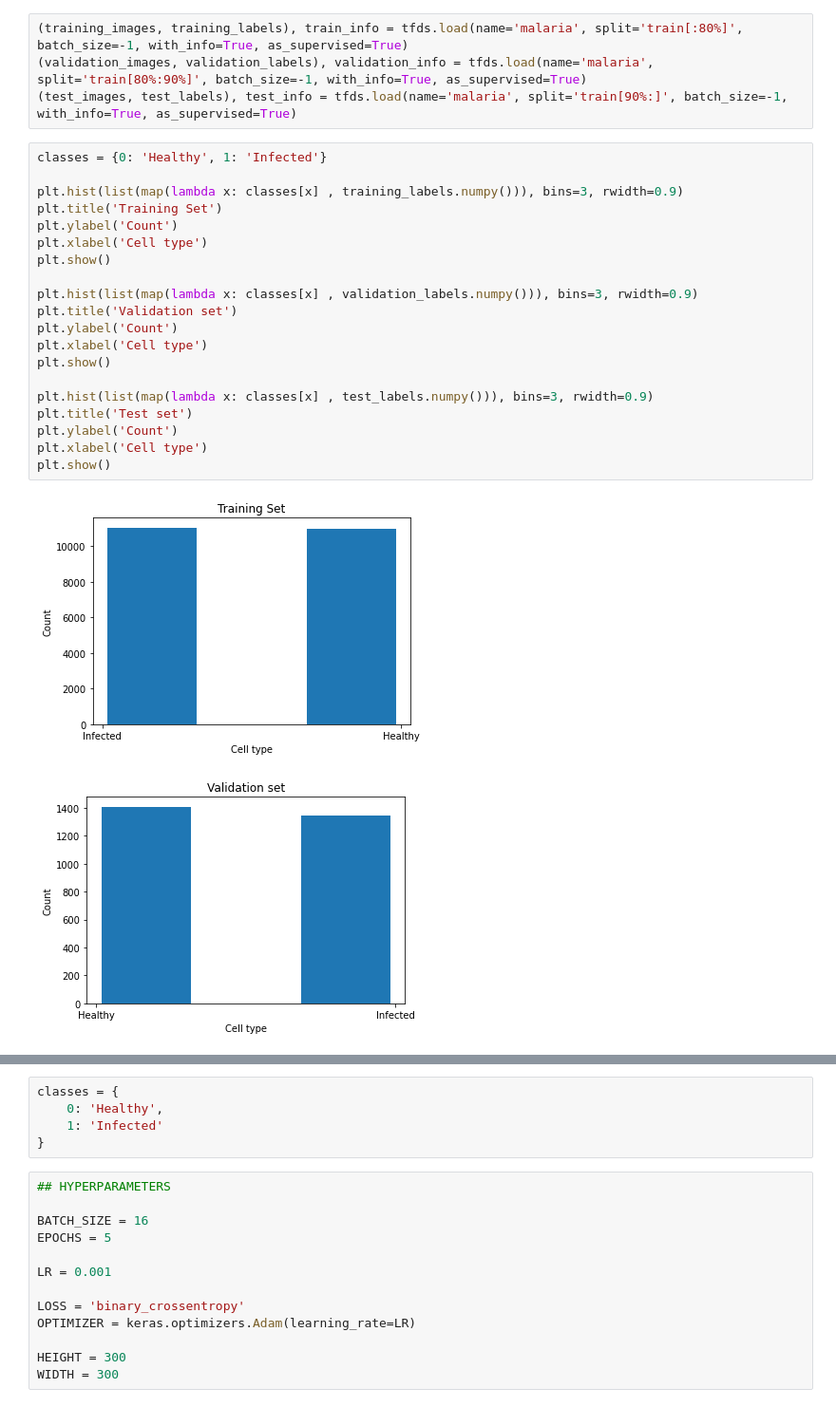
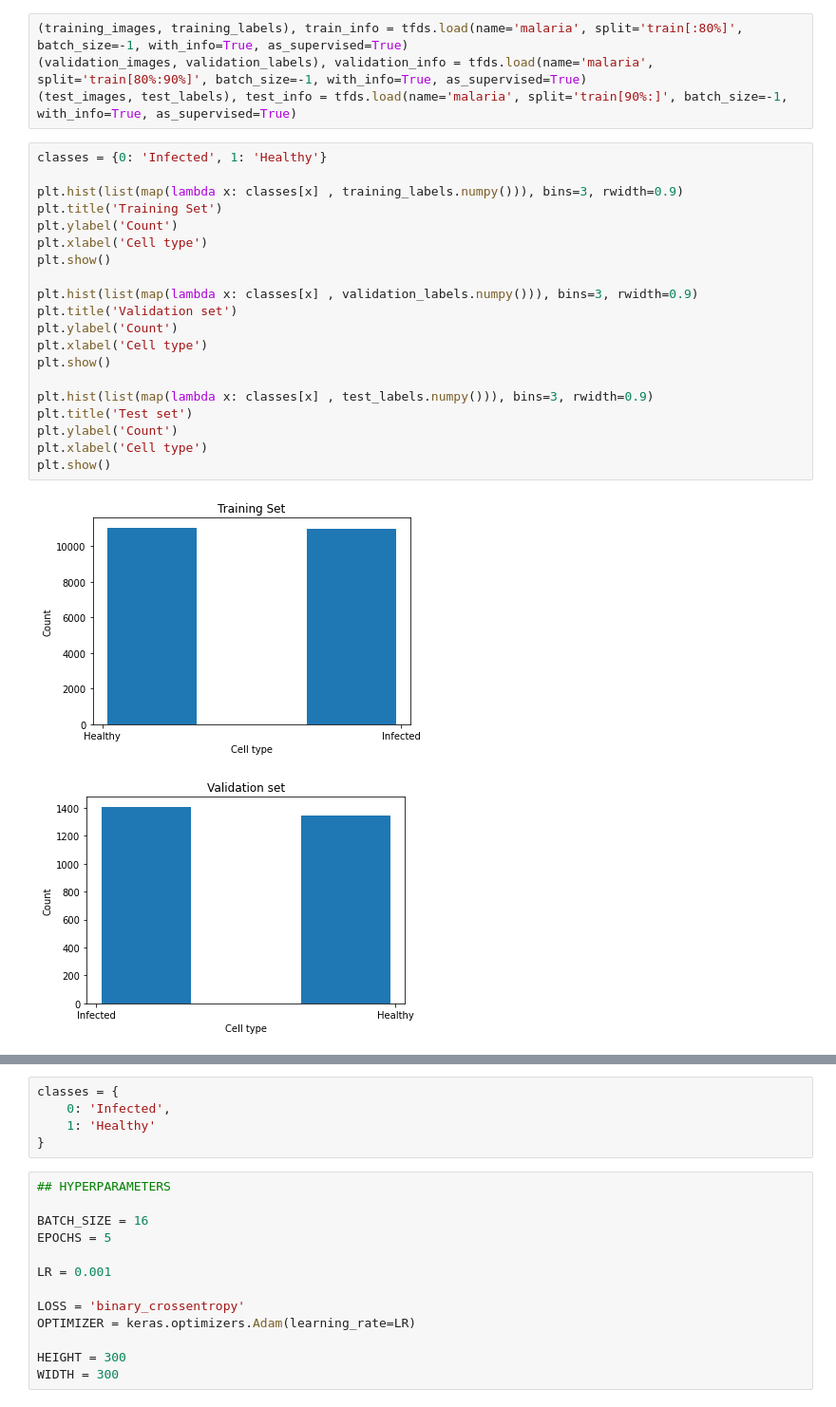
Before and after one commit to Siddhant0701/Malaria-Cell-Detection, a Jupyter notebook: main/malaria_cell_cnn.ipynb, the cells around one changed output, grey strips where cells are left out. Shown: that part at 95% size. Drawn from its saved outputs; the diff is of its cells as text.

Commit message:
fix: Changed classes numbering according to the dataset.

```diff
--- a/main/malaria_cell_cnn.ipynb
+++ b/main/malaria_cell_cnn.ipynb
@@ -9,25 +9,25 @@ import numpy as np
 (validation_images, validation_labels), validation_info = tfds.load(name='malaria', split='train[80%:90%]', batch_size=-1, with_info=True, as_supervised=True)
 (test_images, test_labels), test_info = tfds.load(name='malaria', split='train[90%:]', batch_size=-1, with_info=True, as_supervised=True)
 # %%
-classes = {0: 'Healthy', 1: 'Infected'}
+classes = {0: 'Infected', 1: 'Healthy'}
 
 plt.hist(list(map(lambda x: classes[x] , training_labels.numpy())), bins=3, rwidth=0.9)
 plt.title('Training Set')
 plt.ylabel('Count')
 plt.xlabel('Cell type')
 plt.show()
 
 plt.hist(list(map(lambda x: classes[x] , validation_labels.numpy())), bins=3, rwidth=0.9)
 plt.title('Validation set')
 plt.ylabel('Count')
 plt.xlabel('Cell type')
 plt.show()
 
 plt.hist(list(map(lambda x: classes[x] , test_labels.numpy())), bins=3, rwidth=0.9)
 plt.title('Test set')
 plt.ylabel('Count')
 plt.xlabel('Cell type')
 plt.show()
 # %% [output]
-[figure, old version]
+[figure, new version]
-[figure, old version]
+[figure, new version]
@@ -35,7 +35,7 @@ plt.show()
 # %%
 classes = {
-    0: 'Healthy',
-    1: 'Infected'
+    0: 'Infected',
+    1: 'Healthy'
 }
 # %%
 ## HYPERPARAMETERS
```
Also changed, not shown: parts of 1 cell of this notebook, 3 other files.
